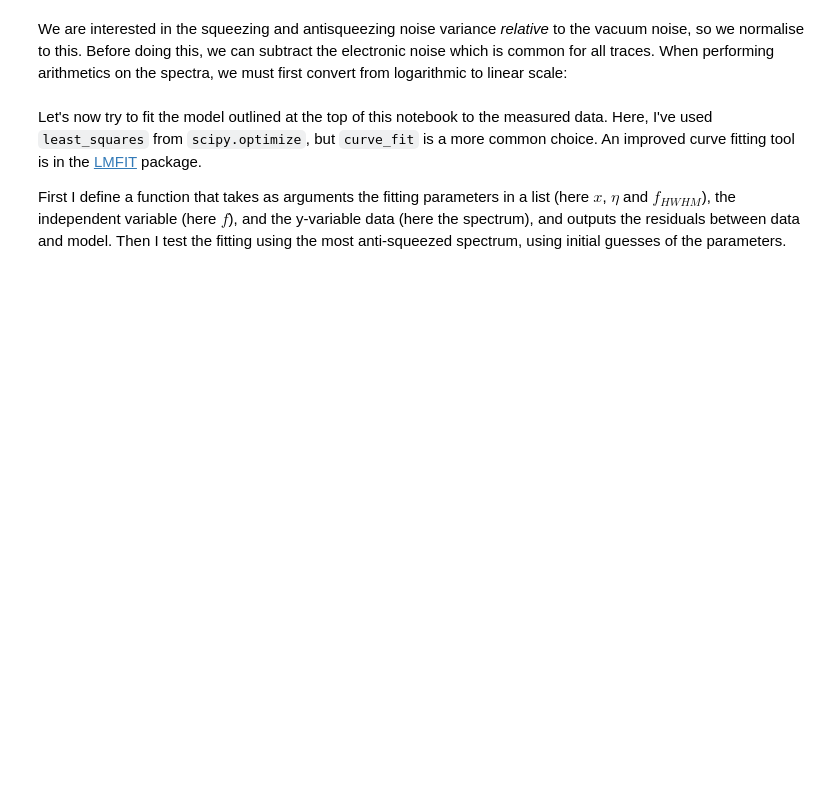
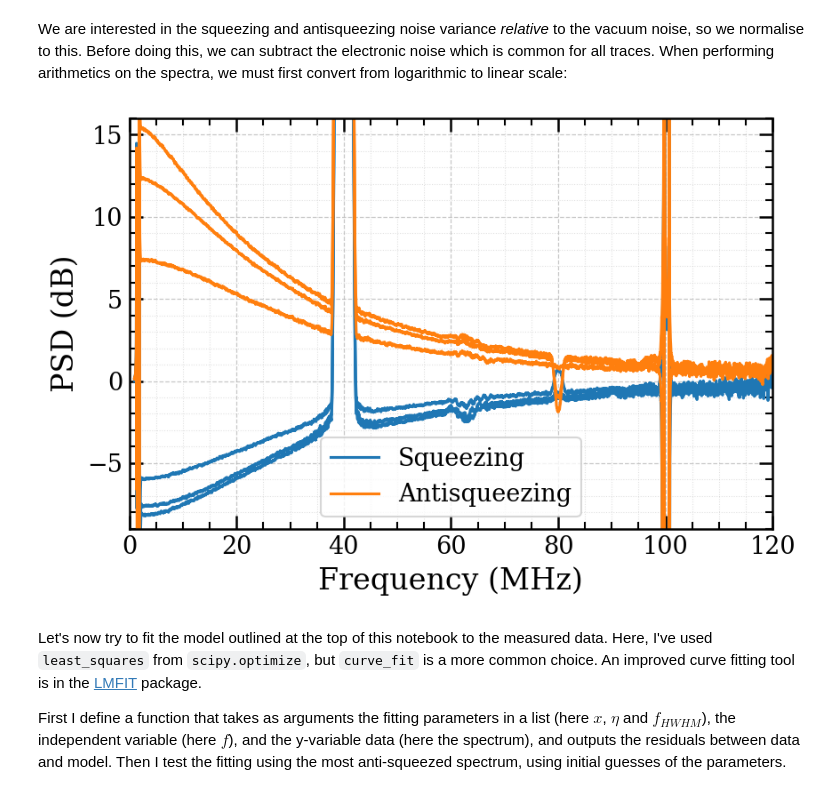
Before and after one commit to ThomasRavnborg/SCQIS, a Jupyter notebook: Exercises/SqueezedLightData.ipynb, the cells around one changed output. Cells and saved outputs as stored; diff of their text form; code cells hidden in the pictures; blank space fills up the shorter version.

```diff
--- a/Exercises/SqueezedLightData.ipynb
+++ b/Exercises/SqueezedLightData.ipynb
@@ -50,8 +95,22 @@ xueshi_folder = 'squeezing_data/xueshi'  # replace with correct relative path to
 xueshi_files = os.listdir(xueshi_folder)
 # %%
+# Defining functions for converting from linear to dB scale and vice versa
 def lin2db(lin):
+    """
+    Convert linear power to decibel scale.
+    Input: linear power (numpy array)
+    Output: decibel power (numpy array)
+    """
+    # Avoid log10(0)
+    lin = np.clip(lin, 1e-10, None)
     return 10 * np.log10(lin)
-
 def db2lin(db):
+    """
+    Convert decibel power to linear scale.
+    Input: decibel power (numpy array)
+    Output: linear power (numpy array)
+    """
+    # Avoid exp(large) overflow
+    db = np.clip(db, -np.inf, 1e10)
     return 10**(db/10)
 # %%
@@ -119,14 +249,31 @@ vacuum_corr_lin = db2lin(vacuum) - db2lin(electronic)
 squeezing_norm = lin2db((db2lin(squeezing) - db2lin(electronic)) / vacuum_corr_lin)
 antisqueezing_norm = lin2db((db2lin(antisqueezing) - db2lin(electronic)) / vacuum_corr_lin)
 # %%
+# Create the plot
+fig, ax = plt.subplots(figsize=(6, 4))
+# Plot data
 for sq in squeezing_norm:
-    plt.plot(f, sq, c='C0')
+    ax.plot(f, sq, c='C0', label='Squeezing')
 for asq in antisqueezing_norm:
-    plt.plot(f, asq, c='C1')
-
-plt.ylim(-9,16)
-plt.xlim(0, 120)
-plt.grid()
+    ax.plot(f, asq, c='C1', label='Antisqueezing')
+# Remove duplicate labels from legend
+handles, labels = ax.get_legend_handles_labels()
+by_label = dict(zip(labels, handles))
+ax.legend(by_label.values(), by_label.keys())
+# Set x- and y-limits
+ax.set_xlim(0, 120)
+ax.set_ylim(-9,16)
+# Set x- and y-label
+ax.set_xlabel('Frequency (MHz)')
+ax.set_ylabel('PSD (dB)')
+# Initialize plot settings
+PlotSettings(ax, gridlines=True)
+# Adjust layout
+plt.tight_layout()
+# Show the plot
+plt.show()
+# %% [output]
+[figure, added]
 # %% [markdown]
 Let's now try to fit the model outlined at the top of this notebook to the measured data. Here, I've used `least_squares` from `scipy.optimize`, but `curve_fit` is a more common choice. An improved curve fitting tool is in the [LMFIT](https://lmfit.github.io/lmfit-py/) package.
 
```
Also changed, not shown: parts of 41 cells of this notebook, 4 other files.
